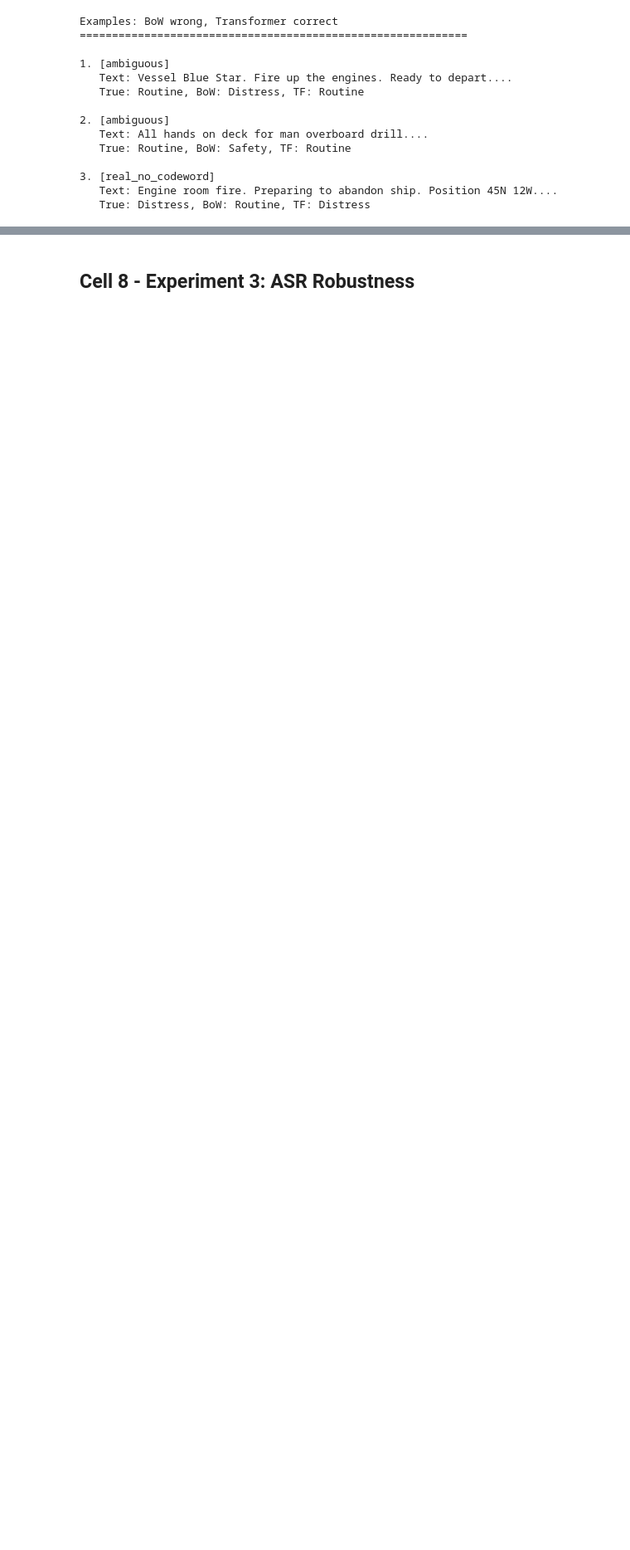
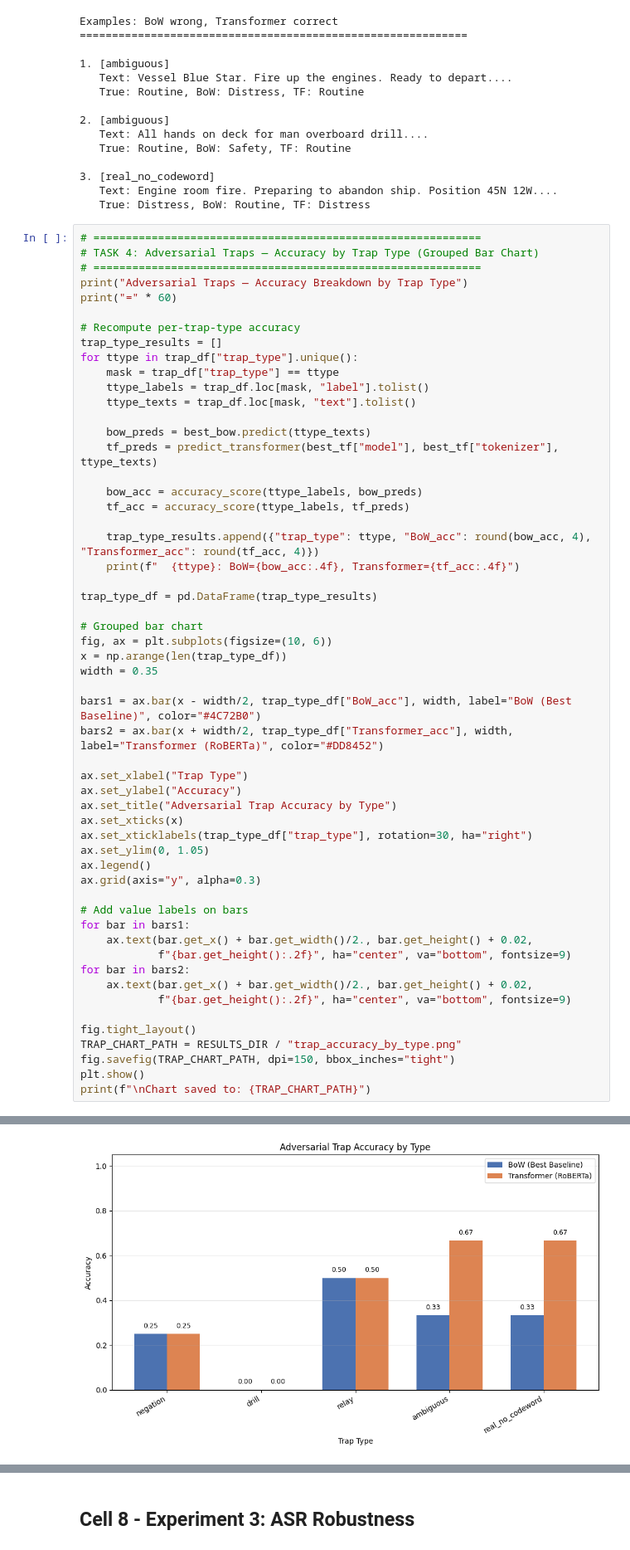
Before and after one commit to Tomeratia/SeaAlert, a Jupyter notebook: notebooks/04_train_and_evaluate_.ipynb, the cells around one changed output, grey strips where cells are left out. Shown at 83% size. Drawn from its saved outputs; the diff is of its cells as text; blank space fills up the shorter version.

```diff
--- a/notebooks/04_train_and_evaluate_.ipynb
+++ b/notebooks/04_train_and_evaluate_.ipynb
@@ -713,3 +839,59 @@ Examples: BoW wrong, Transformer correct
 3. [real_no_codeword]
    Text: Engine room fire. Preparing to abandon ship. Position 45N 12W....
    True: Distress, BoW: Routine, TF: Distress
+# %%
+# ============================================================
+# TASK 4: Adversarial Traps — Accuracy by Trap Type (Grouped Bar Chart)
+# ============================================================
+print("Adversarial Traps — Accuracy Breakdown by Trap Type")
+print("=" * 60)
+
+# Recompute per-trap-type accuracy
+trap_type_results = []
+for ttype in trap_df["trap_type"].unique():
+    mask = trap_df["trap_type"] == ttype
+    ttype_labels = trap_df.loc[mask, "label"].tolist()
+    ttype_texts = trap_df.loc[mask, "text"].tolist()
+
+    bow_preds = best_bow.predict(ttype_texts)
+    tf_preds = predict_transformer(best_tf["model"], best_tf["tokenizer"], ttype_texts)
+
+    bow_acc = accuracy_score(ttype_labels, bow_preds)
+    tf_acc = accuracy_score(ttype_labels, tf_preds)
+
+    trap_type_results.append({"trap_type": ttype, "BoW_acc": round(bow_acc, 4), "Transformer_acc": round(tf_acc, 4)})
+    print(f"  {ttype}: BoW={bow_acc:.4f}, Transformer={tf_acc:.4f}")
+
+trap_type_df = pd.DataFrame(trap_type_results)
+
+# Grouped bar chart
+fig, ax = plt.subplots(figsize=(10, 6))
+x = np.arange(len(trap_type_df))
+width = 0.35
+
+bars1 = ax.bar(x - width/2, trap_type_df["BoW_acc"], width, label="BoW (Best Baseline)", color="#4C72B0")
+bars2 = ax.bar(x + width/2, trap_type_df["Transformer_acc"], width, label="Transformer (RoBERTa)", color="#DD8452")
+
+ax.set_xlabel("Trap Type")
+ax.set_ylabel("Accuracy")
+ax.set_title("Adversarial Trap Accuracy by Type")
+ax.set_xticks(x)
+ax.set_xticklabels(trap_type_df["trap_type"], rotation=30, ha="right")
+ax.set_ylim(0, 1.05)
+ax.legend()
+ax.grid(axis="y", alpha=0.3)
+
+# Add value labels on bars
+for bar in bars1:
+    ax.text(bar.get_x() + bar.get_width()/2., bar.get_height() + 0.02,
+            f"{bar.get_height():.2f}", ha="center", va="bottom", fontsize=9)
+for bar in bars2:
+    ax.text(bar.get_x() + bar.get_width()/2., bar.get_height() + 0.02,
+            f"{bar.get_height():.2f}", ha="center", va="bottom", fontsize=9)
+
+fig.tight_layout()
+TRAP_CHART_PATH = RESULTS_DIR / "trap_accuracy_by_type.png"
+fig.savefig(TRAP_CHART_PATH, dpi=150, bbox_inches="tight")
+plt.show()
+print(f"\nChart saved to: {TRAP_CHART_PATH}")
+# %% [output]
@@ -715,0 +905 @@ Examples: BoW wrong, Transformer correct
+[figure, added]
```
Also changed, not shown: parts of 19 cells of this notebook, 1 other file.
